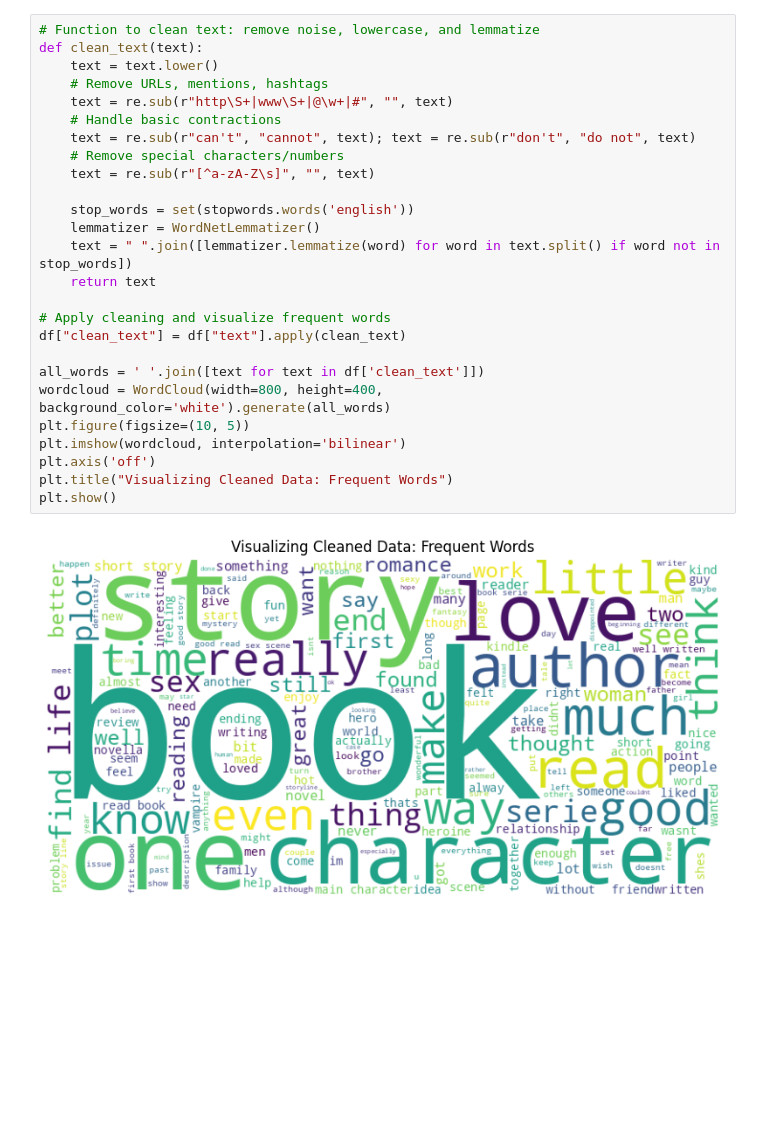
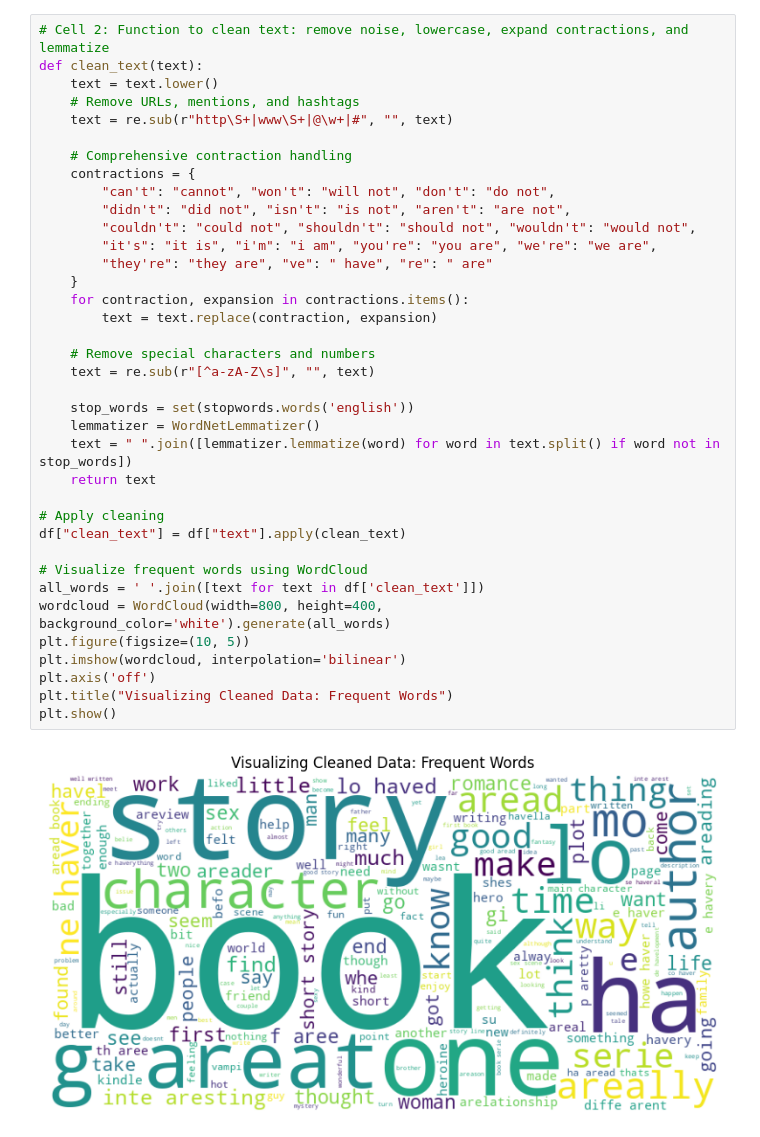
Before and after one commit to vision1011/Artificial-Intelligence-and-Machine-Learning, a Jupyter notebook: LanguageTask.ipynb, the cells around one changed output. Drawn from its saved outputs; the diff is of its cells as text; blank space fills up the shorter version.

```diff
--- a/LanguageTask.ipynb
+++ b/LanguageTask.ipynb
@@ -54,31 +84,42 @@ Success! Data loaded. Total rows: 12000
 | 3 | 5 | I don't normally buy 'mystery' no... | Very good read. | Very good read. I don't normally ... | 2 |
 | 4 | 5 | This isn't the kind of book I nor... | Great Story! | Great Story! This isn't the kind ... | 2 |
 # %%
-# Function to clean text: remove noise, lowercase, and lemmatize
+# Cell 2: Function to clean text: remove noise, lowercase, expand contractions, and lemmatize
 def clean_text(text):
     text = text.lower()
-    # Remove URLs, mentions, hashtags
+    # Remove URLs, mentions, and hashtags
     text = re.sub(r"http\S+|www\S+|@\w+|#", "", text)
-    # Handle basic contractions
-    text = re.sub(r"can't", "cannot", text); text = re.sub(r"don't", "do not", text)
-    # Remove special characters/numbers
+
+    # Comprehensive contraction handling
+    contractions = {
+        "can't": "cannot", "won't": "will not", "don't": "do not",
+        "didn't": "did not", "isn't": "is not", "aren't": "are not",
+        "couldn't": "could not", "shouldn't": "should not", "wouldn't": "would not",
+        "it's": "it is", "i'm": "i am", "you're": "you are", "we're": "we are",
+        "they're": "they are", "ve": " have", "re": " are"
+    }
+    for contraction, expansion in contractions.items():
+        text = text.replace(contraction, expansion)
+
+    # Remove special characters and numbers
     text = re.sub(r"[^a-zA-Z\s]", "", text)
 
     stop_words = set(stopwords.words('english'))
     lemmatizer = WordNetLemmatizer()
     text = " ".join([lemmatizer.lemmatize(word) for word in text.split() if word not in stop_words])
     return text
 
-# Apply cleaning and visualize frequent words
+# Apply cleaning
 df["clean_text"] = df["text"].apply(clean_text)
 
+# Visualize frequent words using WordCloud
 all_words = ' '.join([text for text in df['clean_text']])
 wordcloud = WordCloud(width=800, height=400, background_color='white').generate(all_words)
 plt.figure(figsize=(10, 5))
 plt.imshow(wordcloud, interpolation='bilinear')
 plt.axis('off')
 plt.title("Visualizing Cleaned Data: Frequent Words")
 plt.show()
 # %% [output]
-[figure, old version]
+[figure, new version]
 # %%
```
Also changed, not shown: parts of 12 cells of this notebook.
